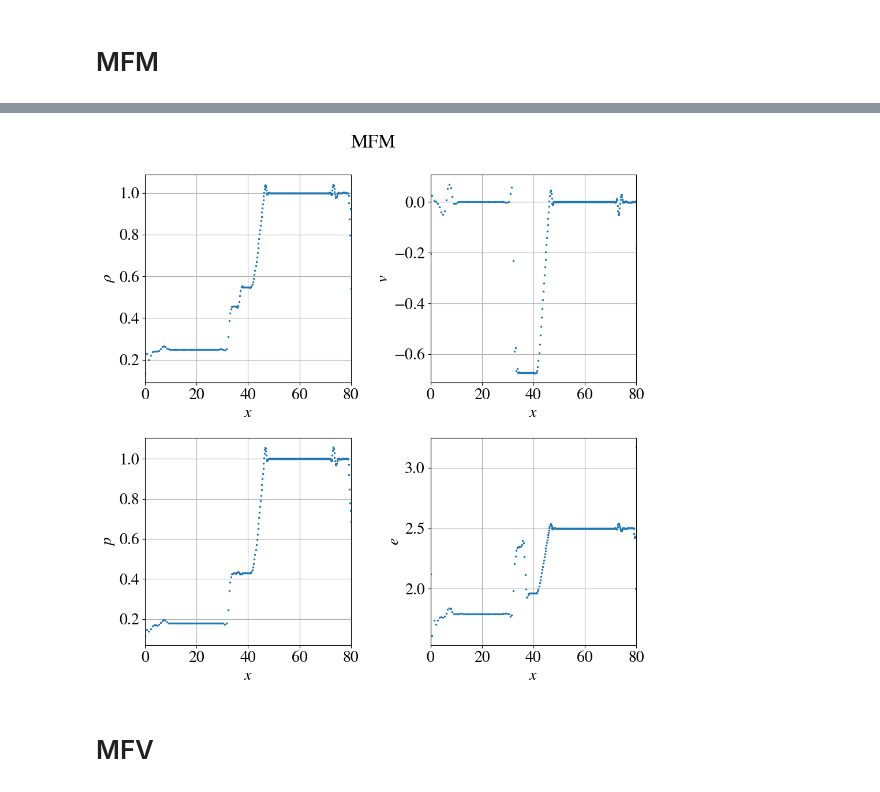
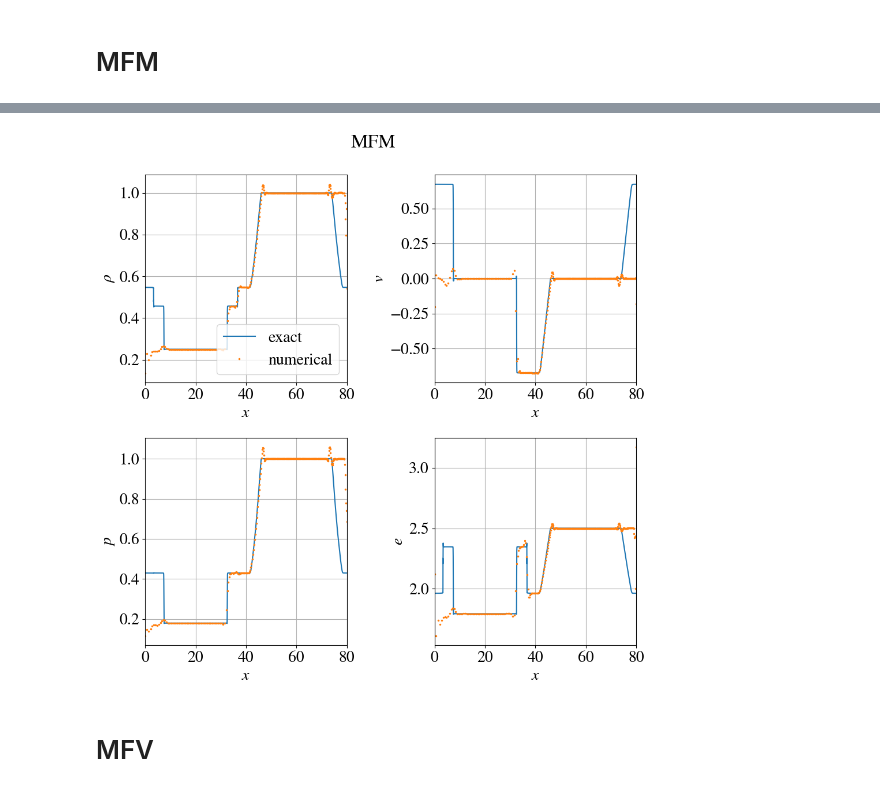
Before and after one commit to Joohyun-Lee/Spring22-Comp-Astrophysics, a Jupyter notebook: HW6/HW6.ipynb, the cells around one changed output, grey strips where cells are left out. Saved outputs shown, nothing was run; the diff lists cells and outputs as text; code cells hidden in the pictures.

```diff
--- a/HW6/HW6.ipynb
+++ b/HW6/HW6.ipynb
@@ -44,3 +44,6 @@ from yt.utilities.physical_constants import mp, G, kb, c
 # Second, there are wave-looking oscillating features before/after the discontinuities.
 # %% [markdown]
 # 2. b)
+# %%
+df=pd.read_csv('shocktube_exact.txt',header=None,skiprows=10,sep='\s+')
+df
@@ -47,3 +64,10 @@ from yt.utilities.physical_constants import mp, G, kb, c
+# %%
+gamma=1.4
+x_exact=df[0]
+rho_exact=df[1]
+p_exact=df[2]
+v_exact=df[4]
+e_exact=p_exact/rho_exact/(gamma-1)
 # %% [markdown]
 # MFM
 # %%
@@ -76,35 +100,41 @@ ax1=fig.add_subplot(221)
 ax2=fig.add_subplot(222)
 ax3=fig.add_subplot(223)
 ax4=fig.add_subplot(224)
 
-ax1.plot(x0,rho0,'.',markersize=3)
+ax1.plot(x_exact,rho_exact,'-',markersize=1,label='exact')
+ax1.plot(x0,rho0,'.',markersize=3,label='numerical')
+ax2.plot(x_exact,v_exact,'-',markersize=1)
 ax2.plot(x0,v0,'.',markersize=3)
+ax3.plot(x_exact,p_exact,'-',markersize=1)
 ax3.plot(x0,p0,'.',markersize=3)
+ax4.plot(x_exact,e_exact,'-',markersize=1)
 ax4.plot(x0,e0,'.',markersize=3)
 
 ax1.set_xlim(0,80)
 ax2.set_xlim(0,80)
 ax3.set_xlim(0,80)
 ax4.set_xlim(0,80)
 
 ax1.grid()
 ax2.grid()
 ax3.grid()
 ax4.grid()
 
+ax1.legend()
+
 ax1.set_xlabel('$x$')
 ax1.set_ylabel(r'$\rho$')
 ax2.set_xlabel('$x$')
 ax2.set_ylabel(r'$v$')
 ax3.set_xlabel('$x$')
 ax3.set_ylabel(r'$p$')
 ax4.set_xlabel('$x$')
 ax4.set_ylabel(r'$e$')
 
 fig.suptitle('MFM')
 plt.tight_layout()
 # %% [output]
-[figure, old version]
+[figure, new version]
 # %% [markdown]
 # MFV
 # %%
```
Also changed, not shown: parts of 6 cells of this notebook.
